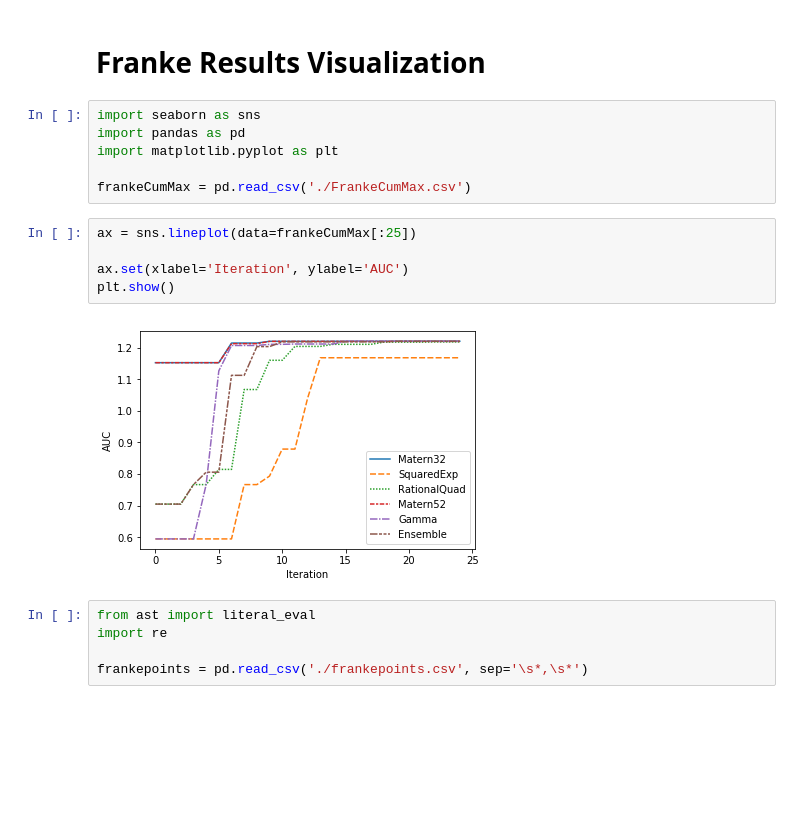
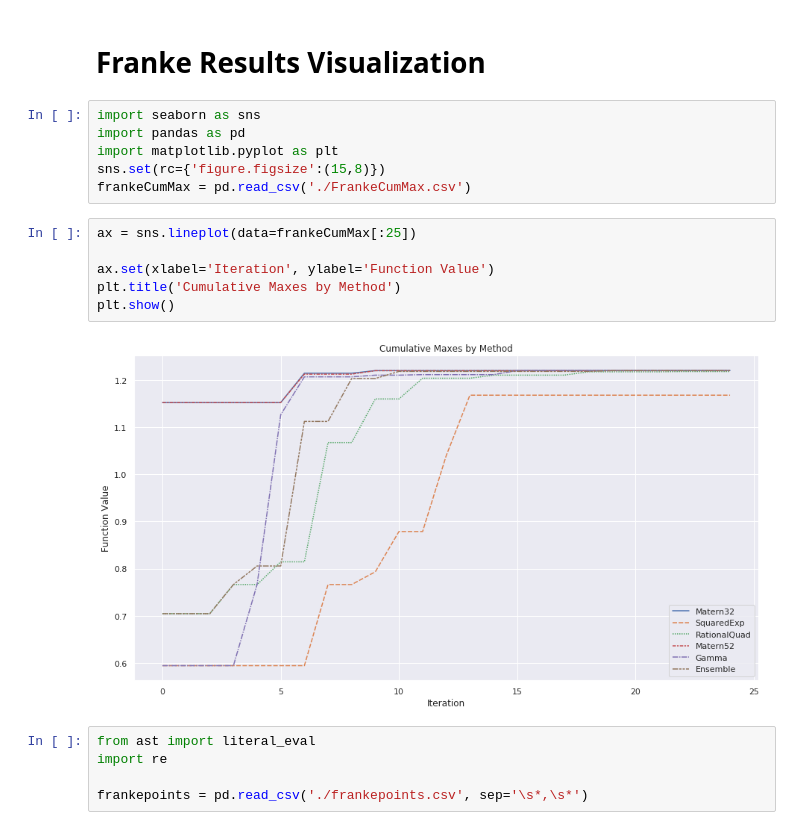
Before and after one commit to dataronio/ThinkfulCapstone, a Jupyter notebook: GPGO_test.ipynb, the cells around one changed output. Cells and saved outputs as stored; diff of their text form; blank space fills up the shorter version.

```diff
--- a/GPGO_test.ipynb
+++ b/GPGO_test.ipynb
@@ -205,15 +205,16 @@ init     [ 0.4332104   0.35447225].       0.5606893940499557     0.7047161442319
 import seaborn as sns
 import pandas as pd
 import matplotlib.pyplot as plt
-
+sns.set(rc={'figure.figsize':(15,8)})
 frankeCumMax = pd.read_csv('./FrankeCumMax.csv')
 # %%
 ax = sns.lineplot(data=frankeCumMax[:25])
 
-ax.set(xlabel='Iteration', ylabel='AUC')
+ax.set(xlabel='Iteration', ylabel='Function Value')
+plt.title('Cumulative Maxes by Method')
 plt.show()
 # %% [output]
-[figure, old version]
+[figure, new version]
 # %%
 from ast import literal_eval
 import re
```
Also changed, not shown: parts of 14 cells of this notebook, 10 other files.
